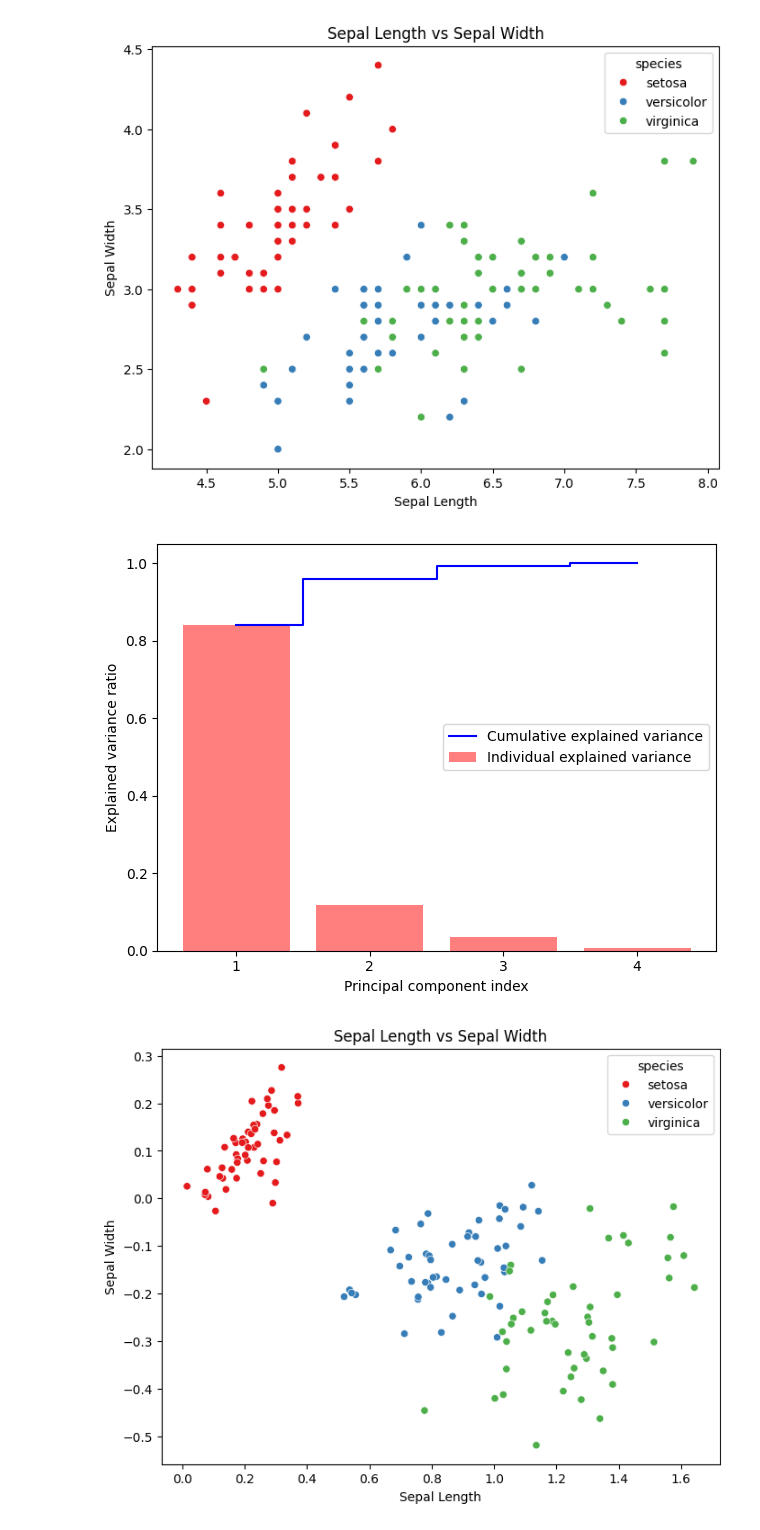
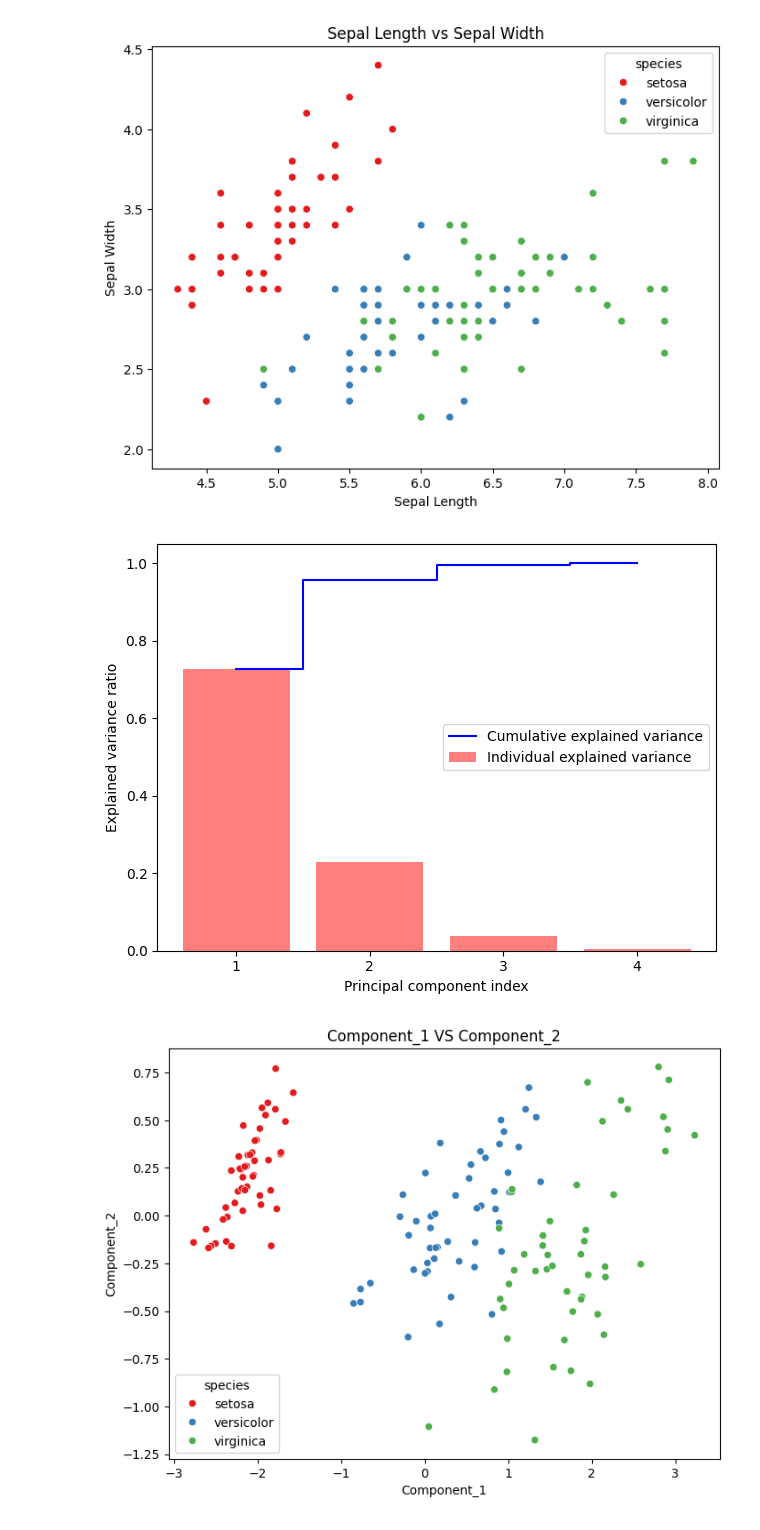
Before and after one commit to SergeyAkh/PCA, a Jupyter notebook: PCA.ipynb, the cells around one changed output. Drawn from its saved outputs; the diff is of its cells as text; code cells hidden in the pictures.

```diff
--- a/PCA.ipynb
+++ b/PCA.ipynb
@@ -167,8 +180,8 @@ plt.show()
 # %% [output]
 [figure]
 # %%
-from sklearn.preprocessing import MinMaxScaler
-scaler = MinMaxScaler()
+from sklearn.preprocessing import StandardScaler
+scaler = StandardScaler()
 # %%
 X=scaler.fit_transform(data.iloc[:,:4])
 # %%
@@ -179,7 +192,7 @@ matrix_data = X
 pca_obj.fit(matrix_data)
 pca_obj.plot_explained_variance(matrix_data)
 # %% [output]
-[figure, old version]
+[figure, new version]
 # %%
 transformed_pca = pca_obj.pca_transform(matrix_data)
 # %%
@@ -189,13 +202,13 @@ transformed_pca["species"] = data["species"]
 # %%
 plt.figure(figsize=(8,6))
 sns.scatterplot(data=transformed_pca, x="Component_1", y="Component_2", hue='species', palette='Set1')
 
 # Add labels and title
-plt.title("Sepal Length vs Sepal Width")
-plt.xlabel("Sepal Length")
-plt.ylabel("Sepal Width")
+plt.title("Component_1 VS Component_2")
+plt.xlabel("Component_1")
+plt.ylabel("Component_2")
 
 # Show the plot
 plt.show()
 # %% [output]
-[figure, old version]
+[figure, new version]
```
Also changed, not shown: parts of 9 cells of this notebook.
